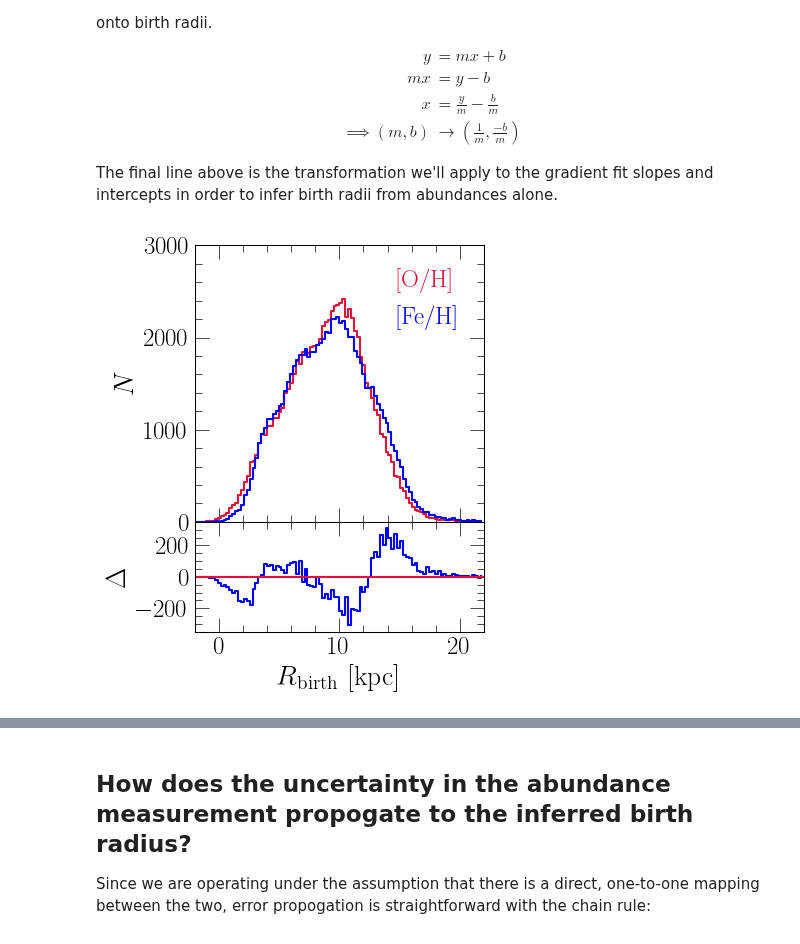
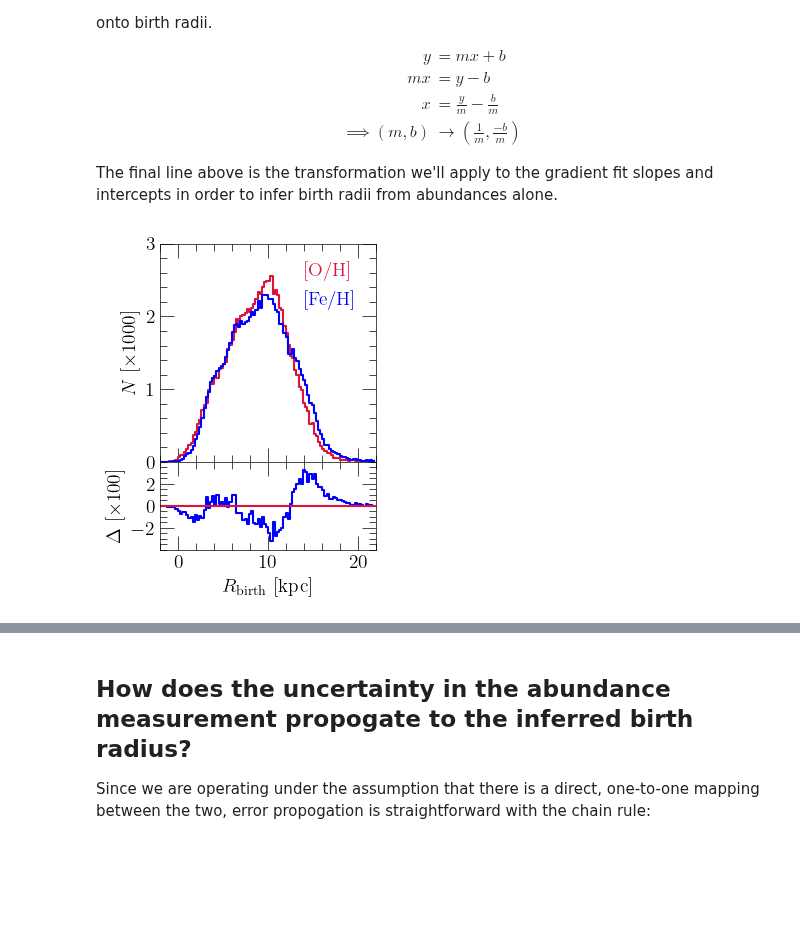
Before and after one commit to giganano/outflows, a Jupyter notebook: notebooks/displacements.ipynb, the cells around one changed output, grey strips where cells are left out. Drawn from its saved outputs; the diff is of its cells as text; code cells hidden in the pictures; blank space fills up the shorter version.

```diff
--- a/notebooks/displacements.ipynb
+++ b/notebooks/displacements.ipynb
@@ -5,4 +15,5 @@ To Do
 # %%
+import matplotlib as mpl
 import matplotlib.pyplot as plt
 from plots.mpltoolkit import named_colors, mpl_loc, fancy_legend, load_mpl_presets
 from scipy.stats import linregress
@@ -11,4 +22,11 @@ import vice
 import sys
 load_mpl_presets()
 print(sys.version_info)
+mpl.rcParams["axes.linewidth"] = 0.5
+mpl.rcParams["figure.titlesize"] = 14
+mpl.rcParams["axes.titlesize"] = 14
+mpl.rcParams["axes.labelsize"] = 14
+mpl.rcParams["xtick.labelsize"] = 14
+mpl.rcParams["ytick.labelsize"] = 14
+mpl.rcParams["legend.fontsize"] = 14
 # %% [output]
@@ -26,7 +44,7 @@ sample["o_h_err"] = [np.sqrt(a**2 + b**2) for a, b in zip(sample["O_FE_ERR"], sa
 sample["absz"] = [abs(_) for _ in sample["GALZ"]]
 sample = vice.dataframe(sample).filter(
     "absz", "<=", 0.5).filter(
-    "astronn_age", "<=", 8)
+    "astronn_age", "<=", 9)
 print(sample)
 # %% [output]
 vice.dataframe{
@@ -77,12 +95,9 @@ class line:
     def invert(self):
         return self.__class__(1 / self.slope, -self.intercept / self.slope)
 
-# These slopes are taken from the fit to the FULL sample
-# Should be replaced by one in which the fit is applied only for stars up to a certain maximum age.
-# Potentially best to infer gas-phase abundances under the assumption of radial equilibrium and
-# motivate an age based on those results.
-OH_GRADIENT = line(-0.062, 0.524)
-FEH_GRADIENT = line(-0.07, 0.541)
+# Slopes and intercepts taken from above
+OH_GRADIENT = line(-0.0618, 0.523)
+FEH_GRADIENT = line(-0.0684, 0.524)
 OH_INVGRAD = OH_GRADIENT.invert()
 FEH_INVGRAD = FEH_GRADIENT.invert()
 # %%
@@ -99,16 +114,16 @@ sample["rbirth_o"] = rbirth["o"]
 sample["rbirth_fe"] = rbirth["fe"]
 sample["deltar"] = rbirth["delta"]
 # %%
-fig = plt.figure(figsize = (4, 5))
+fig = plt.figure(figsize = (3, 4))
 ax = fig.add_subplot(111)
 res = fig.add_axes([0.1, 0.1, 0.1, 0.1], sharex = ax)
-res.set_ylabel(r"$\Delta$")
+res.set_ylabel(r"$\Delta$ [$\times$100]")
 res.set_xlabel(r"$R_\text{birth}$ [kpc]")
-ax.set_ylabel(r"$N$")
+ax.set_ylabel(r"$N$ [$\times 1000$]")
 ax.set_xlim([-2, 22])
-ax.set_ylim([0, 3000])
-res.set_ylim([-350, 350])
-res.set_yticks([-200, 0, 200])
+ax.set_ylim([0, 3])
+res.set_ylim([-4, 4])
+res.set_yticks([-2, 0, 2])
 # res.set_yticks([-200, 0, 200, 400])
 
 sub = sample.filter("absz", "<=", 0.5)
@@ -117,34 +132,36 @@ kwargs = {
     "range": ax.get_xlim()
 }
 oh, bins = np.histogram(sub["rbirth_o"], **kwargs)
+oh = [_ / 1000 for _ in oh]
 feh, bins = np.histogram(sub["rbirth_fe"], **kwargs)
+feh = [_ / 1000 for _ in feh]
 kwargs = {"where": "post"}
 ax.step(bins[:-1], oh, c = named_colors()["crimson"], label = "[O/H]", **kwargs)
 ax.step(bins[:-1], feh, c = named_colors()["blue"], label = "[Fe/H]", **kwargs)
-delta = [a - b for a, b in zip(feh, oh)]
+delta = [10 * (a - b) for a, b in zip(feh, oh)]
 res.step(bins[:-1], delta, c = named_colors()["blue"], **kwargs)
 res.axhline(0, c = named_colors()["crimson"])
 
 kwargs = {
     "loc": mpl_loc("upper right"),
-    "handlelength": 0
+    "handlelength": 0,
 }
 leg = ax.legend(**kwargs)
 fancy_legend(leg, ["crimson", "blue"])
 
 plt.tight_layout()
 plt.subplots_adjust(bottom = 0.4)
 res.set_position([
     ax.get_position().x0,
     0.18,
     ax.get_position().x1 - ax.get_position().x0,
     0.22
 ])
 for ext in ["pdf", "jpeg"]:
     kwargs = {}
     if ext == "jpeg": kwargs["dpi"] = 200
     plt.savefig("./displacements/rbirth-distributions.%s" % (ext), **kwargs)
 plt.show()
 # %% [output]
-[figure, old version]
+[figure, new version]
 # %%
```
Also changed, not shown: parts of 11 cells of this notebook, 17 other files.
